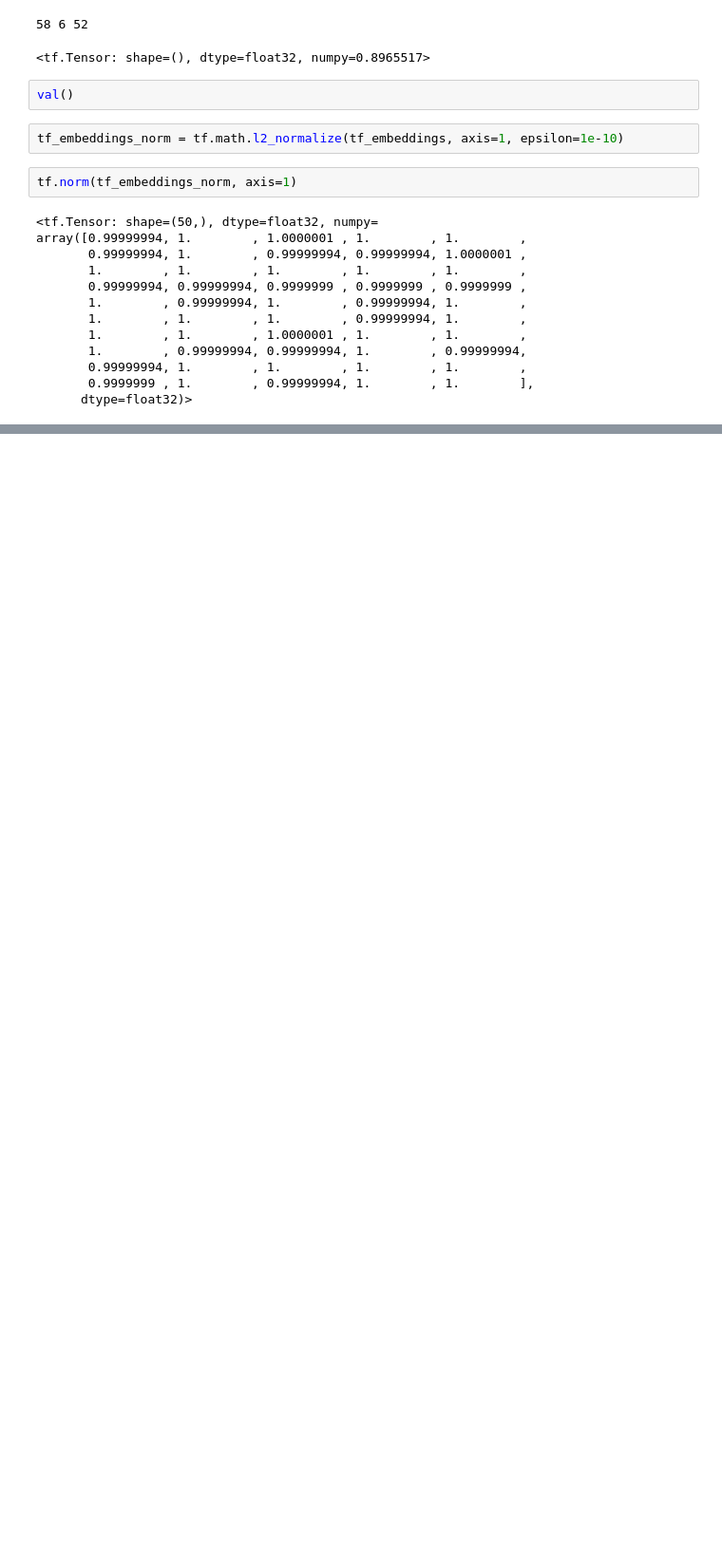
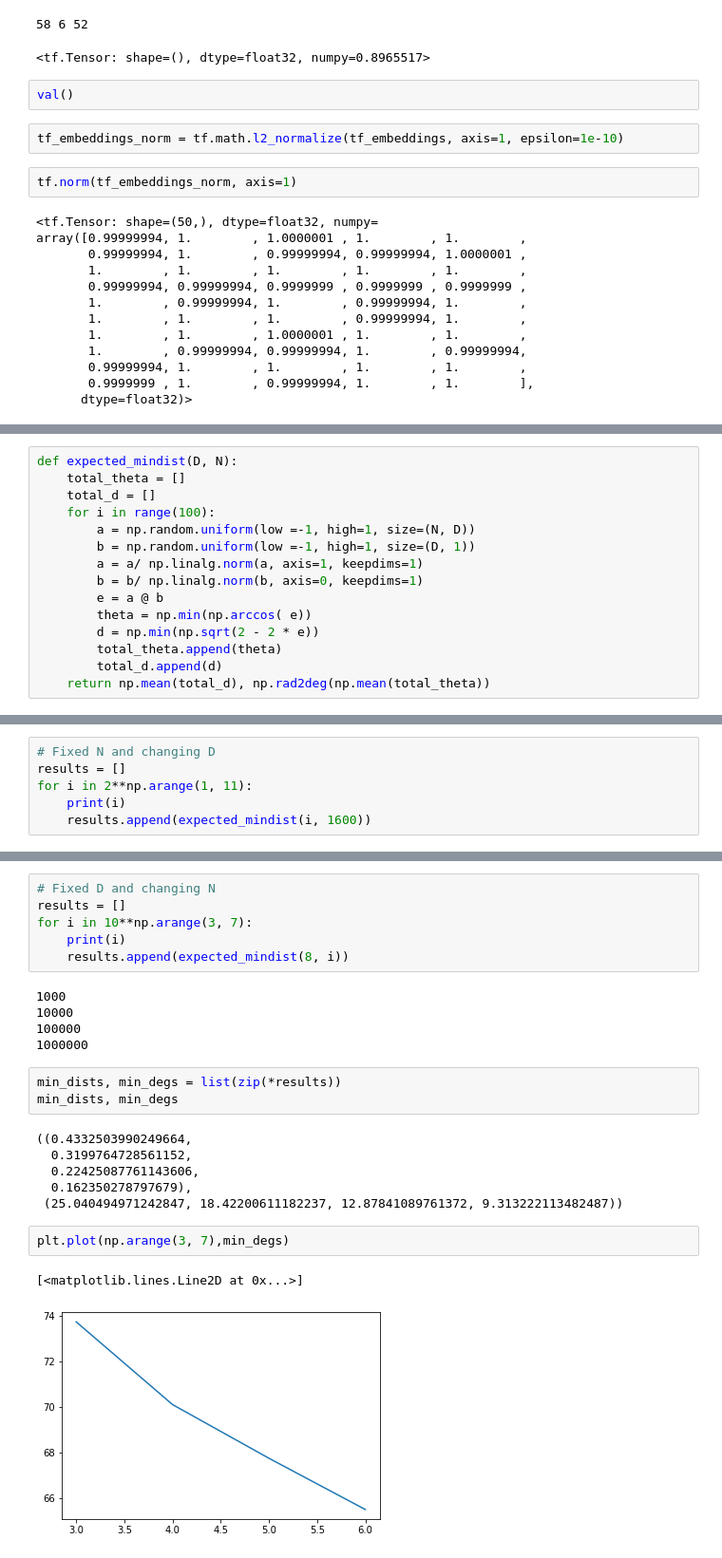
Before and after one commit to deepakduggirala/cv-project, a Jupyter notebook: siamese/custom_metrics.ipynb, the cells around one changed output, grey strips where cells are left out. Shown at 95% size. Drawn from its saved outputs; the diff is of its cells as text; blank space fills up the shorter version.

```diff
--- a/siamese/custom_metrics.ipynb
+++ b/siamese/custom_metrics.ipynb
@@ -266,0 +276,15 @@ array([0.99999994, 1.        , 1.0000001 , 1.        , 1.        ,
+# %%
+def expected_mindist(D, N):
+    total_theta = []
+    total_d = []
+    for i in range(100):
+        a = np.random.uniform(low =-1, high=1, size=(N, D))
+        b = np.random.uniform(low =-1, high=1, size=(D, 1))
+        a = a/ np.linalg.norm(a, axis=1, keepdims=1)
+        b = b/ np.linalg.norm(b, axis=0, keepdims=1)
+        e = a @ b
+        theta = np.min(np.arccos( e))
+        d = np.min(np.sqrt(2 - 2 * e))
+        total_theta.append(theta)
+        total_d.append(d)
+    return np.mean(total_d), np.rad2deg(np.mean(total_theta))
@@ -266,0 +300,6 @@ array([0.99999994, 1.        , 1.0000001 , 1.        , 1.        ,
+# %%
+# Fixed N and changing D
+results = []
+for i in 2**np.arange(1, 11):
+    print(i)
+    results.append(expected_mindist(i, 1600))
@@ -266,0 +317,25 @@ array([0.99999994, 1.        , 1.0000001 , 1.        , 1.        ,
+# %%
+# Fixed D and changing N
+results = []
+for i in 10**np.arange(3, 7):
+    print(i)
+    results.append(expected_mindist(8, i))
+# %% [output]
+1000
+10000
+100000
+1000000
+# %%
+min_dists, min_degs = list(zip(*results))
+min_dists, min_degs
+# %% [output]
+((0.4332503990249664,
+  0.3199764728561152,
+  0.22425087761143606,
+  0.162350278797679),
+ (25.040494971242847, 18.42200611182237, 12.87841089761372, 9.313222113482487))
+# %%
+plt.plot(np.arange(3, 7),min_degs)
+# %% [output]
+[<matplotlib.lines.Line2D at 0x...>]
+[figure, added]
```
Also changed, not shown: parts of 20 cells of this notebook, 12 other files.
